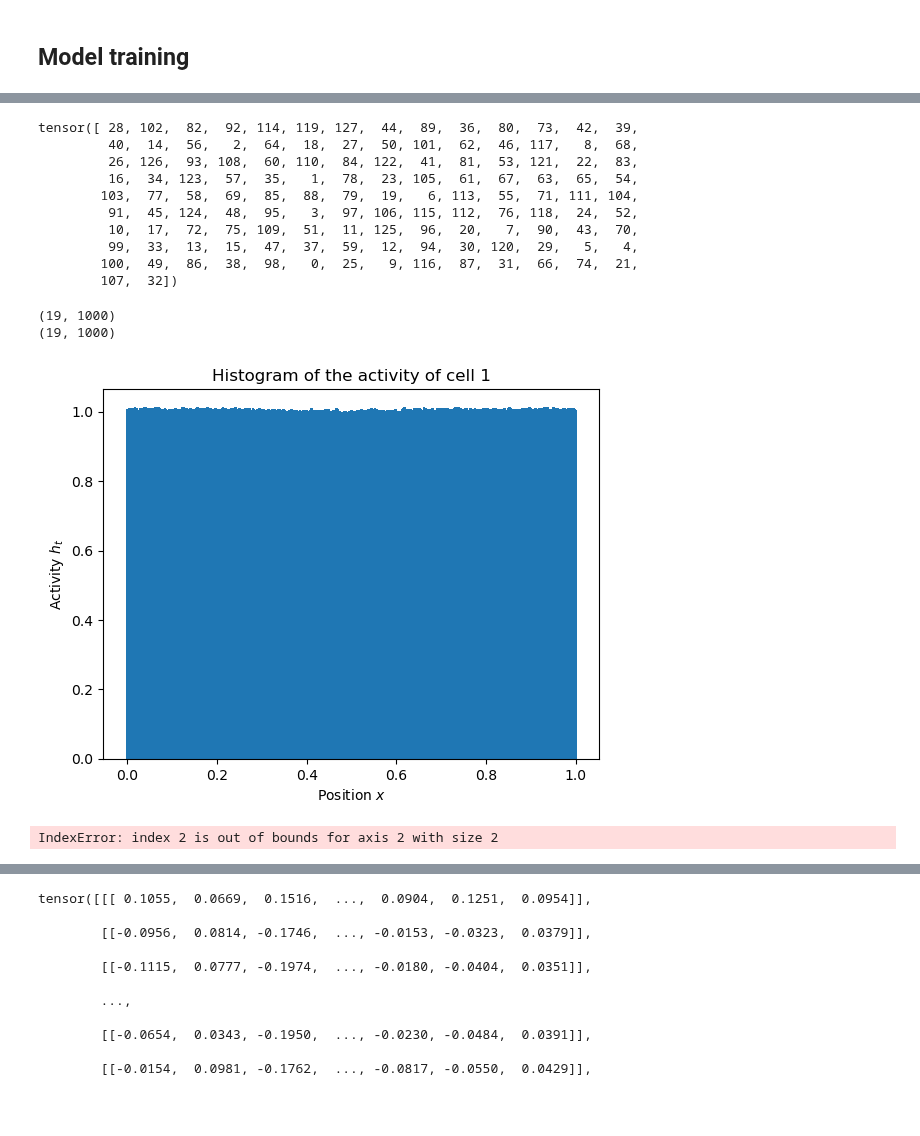
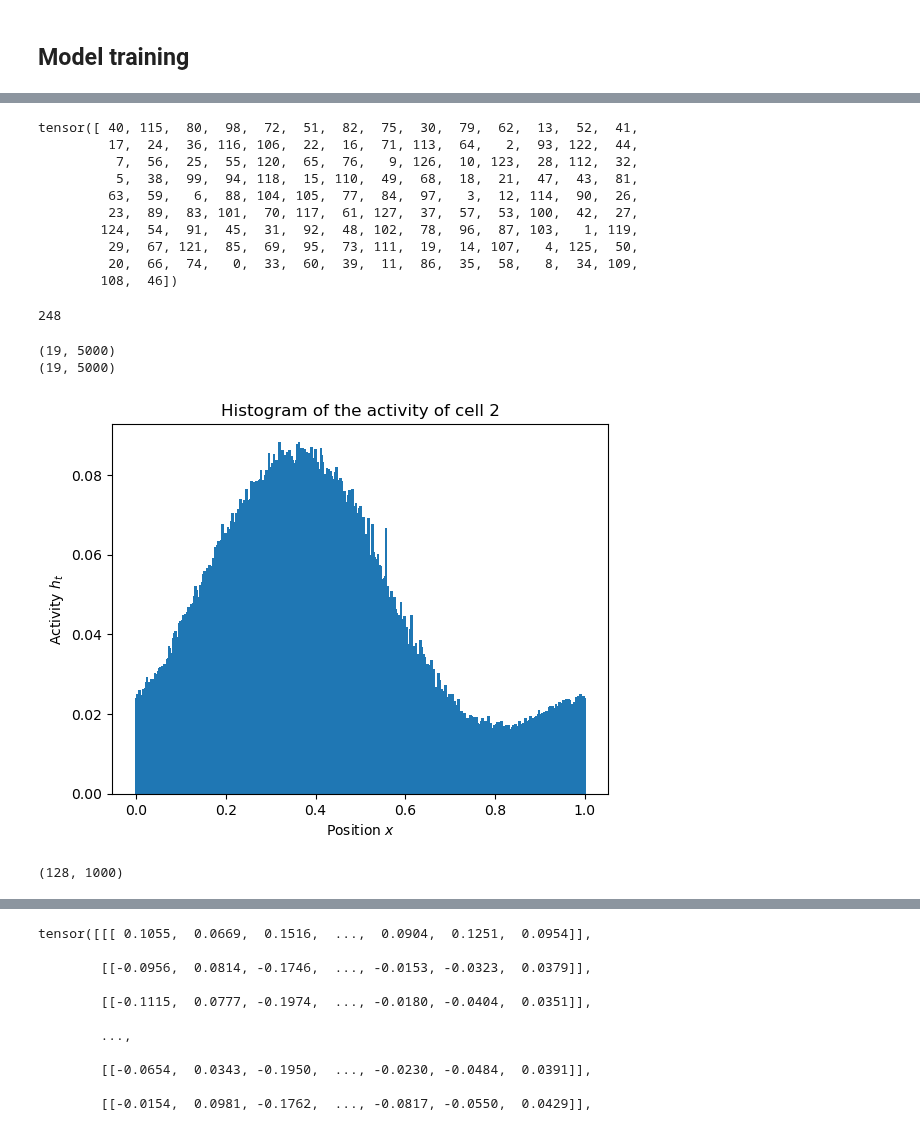
Before and after one commit to bioAI-Oslo/RNN-Adding-Problem-Representations, a Jupyter notebook: notebooks/regularized.ipynb, the cells around one changed output, grey strips where cells are left out. Saved outputs shown, nothing was run; the diff lists cells and outputs as text; code cells hidden in the pictures.

```diff
--- a/notebooks/regularized.ipynb
+++ b/notebooks/regularized.ipynb
@@ -37,11 +37,11 @@ n_data = 2000
 t_steps = 40
 
 # data,labels = datagen_full_sum_normal(n_data,t_steps,normalize=True)
-data,labels = datagen_lowetal(n_data,t_steps)
+data,labels, _ = datagen_lowetal(n_data,t_steps)
 # data,labels = datagen_timewise_labels(n_data,t_steps,2)
 # print(data[1],labels[1])
 
-BATCH_SIZE = 64
+BATCH_SIZE = 64 # NOT IN USE FOR TRAINING
 
 training_data = Datamodel(data,labels)
 training_loader = torch.utils.data.DataLoader(training_data, batch_size=BATCH_SIZE, shuffle=True)
@@ -86,9 +86,9 @@ if train1:
     # model1 = torch_RNN_full_manual(input_size,t_steps,output_size,hidden_size,lr=0.001,irnn=False,outputnn=True,Wx_normalize=False,activation=False)
     # model1 = RNN_L2(input_size,t_steps,output_size,hidden_size,lr=0.001,w_decay=0.000,act_decay=1000,irnn=False,outputnn=True,Wx_normalize=False,activation=False)
     # model1 = RNN_circular_ND_pm(input_size,t_steps,output_size,hidden_size,lr=0.0001,w_decay=0.000,act_decay=0.01,irnn=True,outputnn=False,Wx_normalize=False,activation=True,rotation_init=False,bias=False)
-    model1 = RNN_circular_LowEtAl(input_size,hidden_size,lr=0.0001,irnn=True,outputnn=True,Wx_normalize=False,activation=True,bias=True,nav_space=1,batch_size=124)
+    model1 = RNN_circular_LowEtAl(input_size,hidden_size,lr=0.0001,irnn=True,outputnn=True,Wx_normalize=False,activation=True,bias=True,nav_space=1,batch_size=64)
     # print("Guess on the first 15 training data: ", model1(data[0:15]))
-    _ = model1.train_gradual(epochs=2000)
+    _ = model1.train(epochs=7000)
     model1.plot_losses(average=30)
     # model1.plot_accs()
     print("Guess on the first 15 training data: ", model1(data[0:15]))
@@ -116,3 +116,5 @@ Guess on the first 15 training data:  tensor([[[ 1.0524,  2.2081],
 # %%
-# _ = model1.train(epochs=4000)
+# model1.base_training_tsteps = 41
+
+_ = model1.train(epochs=7000)
 # model1.plot_losses(average=30)
@@ -155,20 +162,38 @@ for i in range(128):
 # Sorted dimension from lowest to highest value in that dimension
 print(torch.argsort(torch.tensor(maxs),dim=-1))
 # %% [output]
-tensor([ 28, 102,  82,  92, 114, 119, 127,  44,  89,  36,  80,  73,  42,  39,
-         40,  14,  56,   2,  64,  18,  27,  50, 101,  62,  46, 117,   8,  68,
-         26, 126,  93, 108,  60, 110,  84, 122,  41,  81,  53, 121,  22,  83,
-         16,  34, 123,  57,  35,   1,  78,  23, 105,  61,  67,  63,  65,  54,
-        103,  77,  58,  69,  85,  88,  79,  19,   6, 113,  55,  71, 111, 104,
-         91,  45, 124,  48,  95,   3,  97, 106, 115, 112,  76, 118,  24,  52,
-         10,  17,  72,  75, 109,  51,  11, 125,  96,  20,   7,  90,  43,  70,
-         99,  33,  13,  15,  47,  37,  59,  12,  94,  30, 120,  29,   5,   4,
-        100,  49,  86,  38,  98,   0,  25,   9, 116,  87,  31,  66,  74,  21,
-        107,  32])
+tensor([ 40, 115,  80,  98,  72,  51,  82,  75,  30,  79,  62,  13,  52,  41,
+         17,  24,  36, 116, 106,  22,  16,  71, 113,  64,   2,  93, 122,  44,
+          7,  56,  25,  55, 120,  65,  76,   9, 126,  10, 123,  28, 112,  32,
+          5,  38,  99,  94, 118,  15, 110,  49,  68,  18,  21,  47,  43,  81,
+         63,  59,   6,  88, 104, 105,  77,  84,  97,   3,  12, 114,  90,  26,
+         23,  89,  83, 101,  70, 117,  61, 127,  37,  57,  53, 100,  42,  27,
+        124,  54,  91,  45,  31,  92,  48, 102,  78,  96,  87, 103,   1, 119,
+         29,  67, 121,  85,  69,  95,  73, 111,  19,  14, 107,   4, 125,  50,
+         20,  66,  74,   0,  33,  60,  39,  11,  86,  35,  58,   8,  34, 109,
+        108,  46])
+# %%
+model1.hidden_size
+# %% [output]
+248
+# %%
+def datagen_lowetal(n_data,t_steps):
+    theta_mean = torch.randn((n_data,1)) * 0.1
+    theta = torch.randn((n_data,t_steps)) * 0.3
+    dtheta = theta_mean + theta
+    path_integrated = torch.cumsum(dtheta, dim=1)
+    labels = torch.zeros((n_data,t_steps,2))
+    labels[:,:,1] = torch.cos(path_integrated)
+    labels[:,:,0] = torch.sin(path_integrated)
+    # Necessary to fit into nn model
+    data = dtheta.unsqueeze(2)
+    path_integrated_bounded = torch.remainder(path_integrated, 2*np.pi) # For use in analysis
+    return data, labels, path_integrated_bounded
 # %%
 t_test = 20
 
-data,labels = datagen_truecircular_pm(1000,t_test)
+# data,labels = datagen_truecircular_pm(1000,t_test)
+data, _, labels = datagen_lowetal(5000,t_test)
 
 test_batch_size = 5000
 
@@ -178,13 +203,15 @@ xs = xs.detach().numpy().T
 print(xs.shape)
 
 # Get the hidden states for the test data
-hts = model1(data[0:test_batch_size])
+hts = model1(data[0:test_batch_size],raw=True)
+# print(hts.shape)
 
 # Grid-cell histogram
 
 hts = hts.detach().numpy() # Shape [t_steps, batch_size, hidden_size] = [21, 64, 128]
 
-k = 1 # What cell to see the histogram of
+k = 2 # What cell to see the histogram of
+
 hts_k = abs(hts[1:-1,:,k])
 print(hts_k.shape)
 
@@ -198,37 +225,40 @@ plt.bar(bin_edges[:-1],bin_means,width=6/bins)
 plt.title("Histogram of the activity of cell "+str(k))
 plt.xlabel(r"Position $x$")
 plt.ylabel(r"Activity $h_t$")
 plt.show()
 
 # print(hts.shape)
 
 # fig, ax = plt.subplots(32,4,subplot_kw={'projection': 'polar'})
 # fig.set_size_inches(15, 80)
 # fig.subplots_adjust(hspace=1,wspace=0.2)
 
 activity = np.zeros((128,bins))
 
 for k in tqdm(range(128)):
     # k = 103 # What cell to see the histogram of
     hts_k = abs(hts[1:-1,:,k])
     # print(hts_k.shape)
 
     # Bins equally spaced from 0 to 1 in time_steps amount of bins
     bin_means, bin_edges, binnumber = stats.binned_statistic(xs.flatten(),hts_k.flatten(),statistic='mean',bins=bins)
     activity[k,:] = bin_means
     np.nan_to_num(activity,copy=False)
     # Bar plot of the histogram
     # ax[k//4,k%4].bar(bin_edges[:-1]*2*np.pi,bin_means,width=6/bins)
     # # ax[].bar(bin_edges[:-1]*2*np.pi,bin_means,width=6/bins)
     # ax[k//4,k%4].set_title("Cell "+str(k))
     # Adjust space between subplots
 
 # plt.show()
 # %% [output]
-(19, 1000)
-(19, 1000)
+(19, 5000)
+(19, 5000)
-[figure, old version]
+[figure, new version]
-IndexError: index 2 is out of bounds for axis 2 with size 2
+# %%
+activity.shape
+# %% [output]
+(128, 1000)
 # %%
 import umap
 
```
Also changed, not shown: parts of 7 cells of this notebook, 2 other files.
